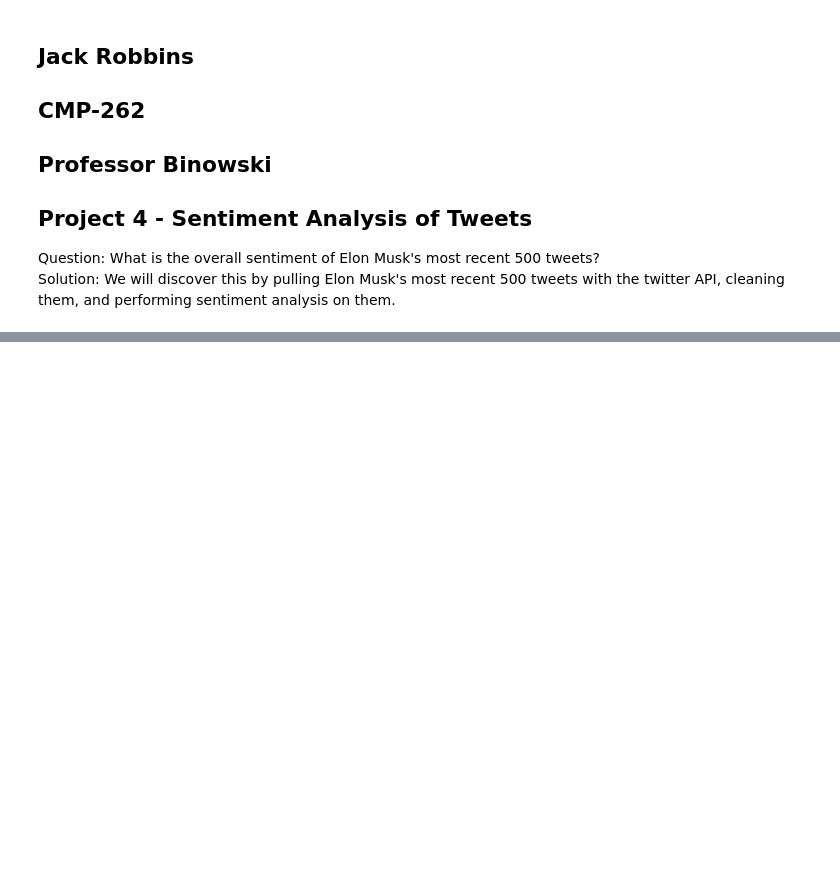
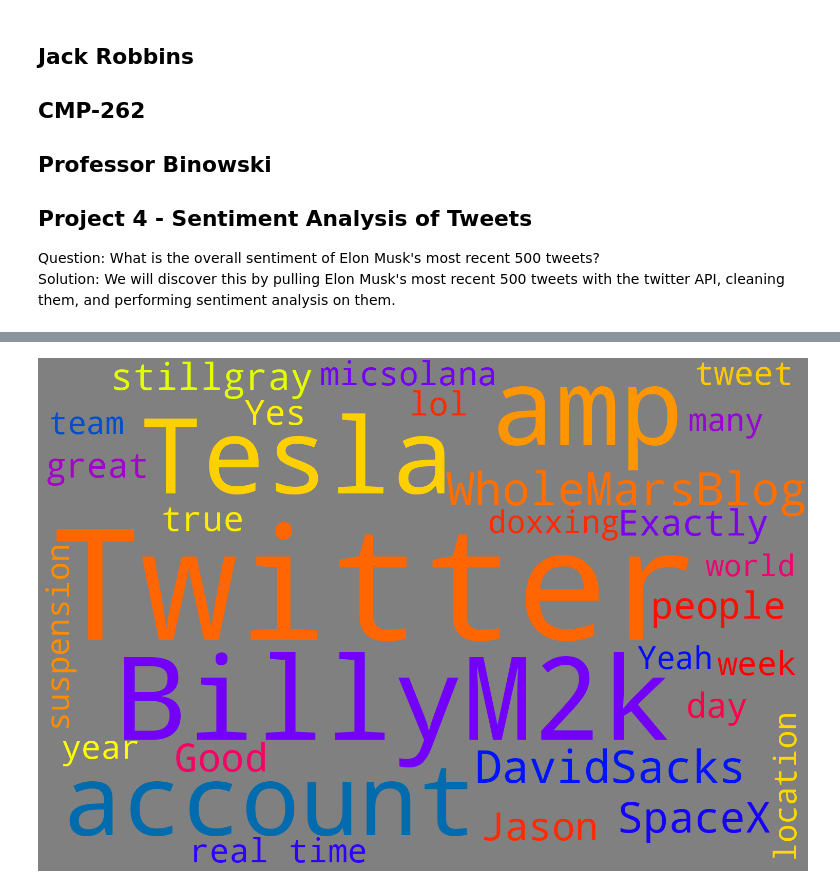
Before and after one commit to jackr276/Sentiment-Analysis-of-Elon-Musk-Tweets, a Jupyter notebook: project4.ipynb, the cells around one changed output, grey strips where cells are left out. Saved outputs shown, nothing was run; the diff lists cells and outputs as text; code cells hidden in the pictures; blank space fills up the shorter version.

```diff
--- a/project4.ipynb
+++ b/project4.ipynb
@@ -88,0 +253,4 @@ Access Token Secret: uvSIZmwDrq8Zub0prZgijtAr4JtLHUKxFAQ6wO8Ayng16
+# %%
+Image(filename="elon_tweets.png", width = 1000)
+# %% [output]
+[figure, added]
```
Also changed, not shown: parts of 20 cells of this notebook, 1 other file.
